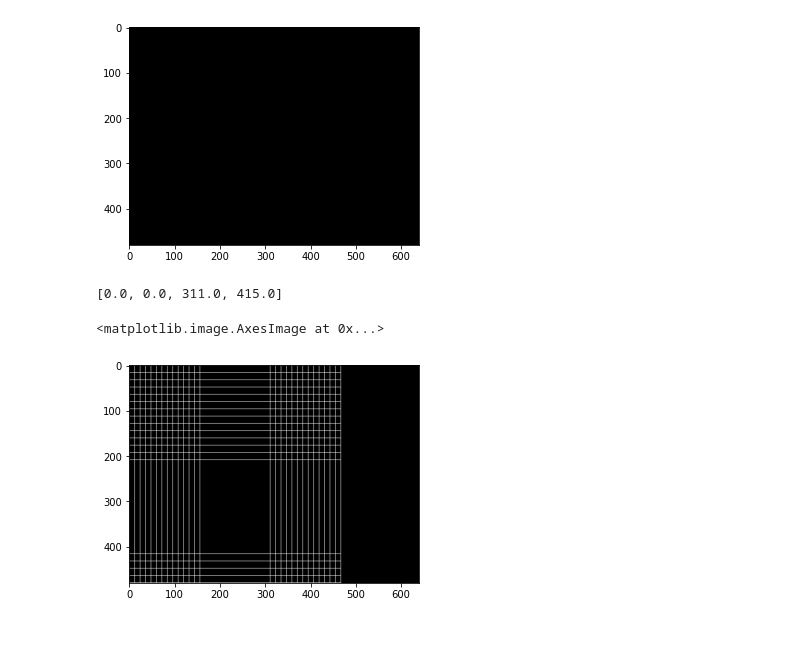
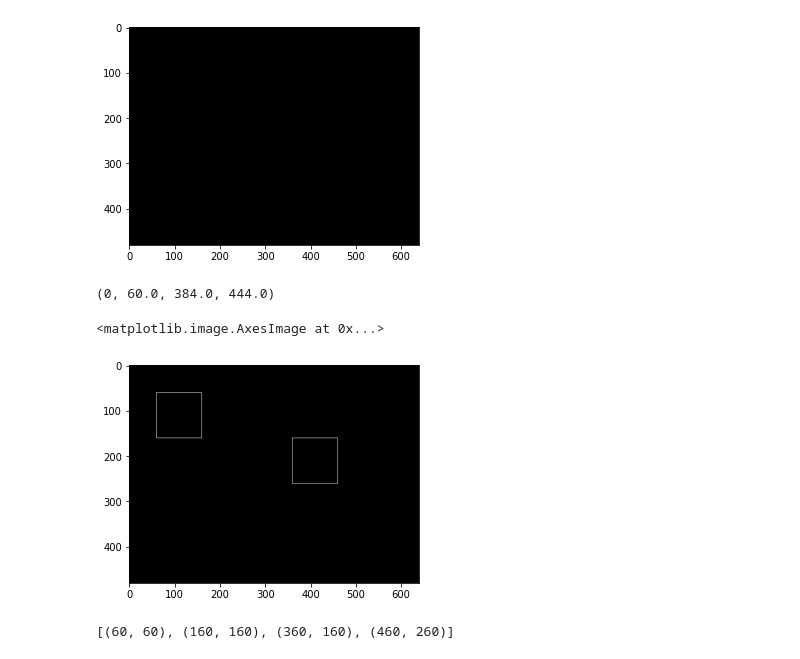
Before and after one commit to thenhz/imagecrop, a Jupyter notebook: generate_candidate_crops.ipynb, the cells around one changed output. Cells and saved outputs as stored; diff of their text form; code cells hidden in the pictures.

```diff
--- a/generate_candidate_crops.ipynb
+++ b/generate_candidate_crops.ipynb
@@ -63,18 +63,57 @@ def generate_bboxes_1_1(image):
                 for h_start in range(0,h-out_h,h_step):
                     annotations.append([float(h_start),float(w_start),float(h_start+out_h-1),float(w_start+out_w-1)])
     return annotations
+
+def make_crop_coordinates(image):
+    height = image.shape[0]
+    width = image.shape[1]
+    coodinates = []
+    shorter_dimension = min(width, height)
+    position_step = shorter_dimension / 80
+    sizes = [shorter_dimension * 0.8,
+             shorter_dimension * 0.9, shorter_dimension]
+    for size in sizes:
+        position_width = 0
+        while True:
+            position_height = 0
+            while True:
+                coodinates.append((position_width, position_height,
+                                   position_width + size, position_height + size))
+                position_height += position_step
+                if position_height > height - size:
+                    break
+            position_width += position_step
+            if position_width > width - size:
+                break
+    return coodinates
 # %%
 from PIL import ImageFont, ImageDraw, ImageEnhance
 
-print(generate_bboxes_4_3(np_im)[0])
+
+pil_im = Image.new('RGB', (n, m))
+np_im = np.asarray(pil_im)
+print(make_crop_coordinates(np_im)[10])
 
 draw = ImageDraw.Draw(pil_im)
 
-for bbox in generate_bboxes_4_3(np_im):
-    draw.rectangle(((bbox[0], bbox[1]), (bbox[2], bbox[3])),  outline="white")
+#for bbox in make_crop_coordinates(np_im):
+#    draw.rectangle(((bbox[0], bbox[1]), (bbox[2], bbox[3])),  outline="white")
+
+rect1_1 = (60, 60)
+rect1_2 = (160, 160)
+
+rect2_1 = (360, 160)
+rect2_2 = (460, 260)
+draw.rectangle((rect1_1, rect1_2),  outline="white")
+draw.rectangle((rect2_1, rect2_2),  outline="white")
 
 imshow(np.asarray(pil_im))
 # %% [output]
-[0.0, 0.0, 311.0, 415.0]
+(0, 60.0, 384.0, 444.0)
 <matplotlib.image.AxesImage at 0x...>
-[figure, old version]
+[figure, new version]
+# %%
+hull = [rect1_1, rect1_2,rect2_1, rect2_2]
+print(hull)
+# %% [output]
+[(60, 60), (160, 160), (360, 160), (460, 260)]
```
Also changed, not shown: parts of 4 cells of this notebook, 1 other file.
